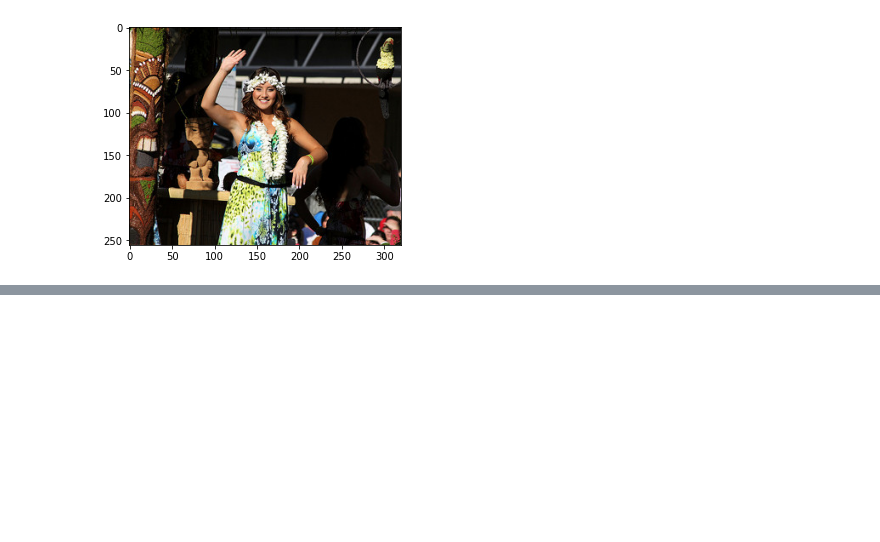
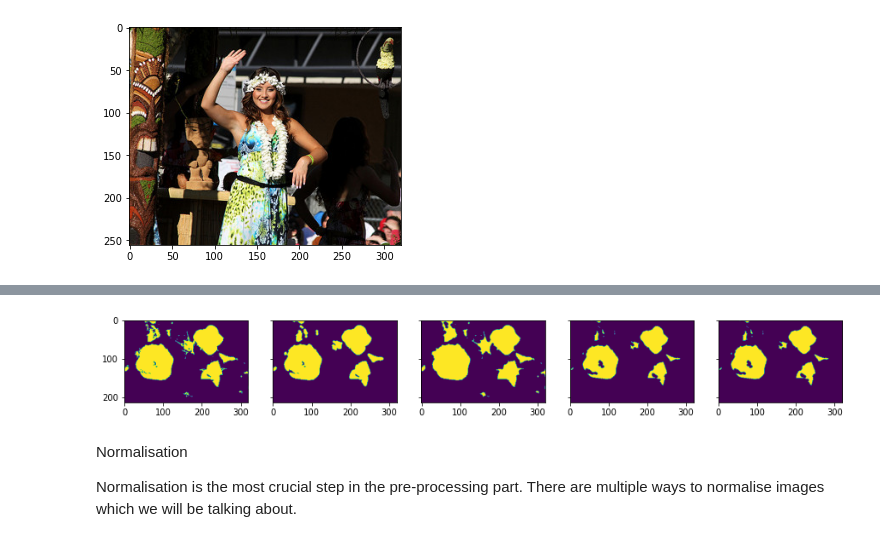
Before and after one commit to chandan110791/Convolutional-Neural-Networks, a Jupyter notebook: CNN Architectures and Transfer Learning/CNN_Architectures_and_Transfer_Learning.ipynb, the cells around one changed output, grey strips where cells are left out. Saved outputs shown, nothing was run; the diff lists cells and outputs as text; code cells hidden in the pictures; blank space fills up the shorter version.

```diff
--- a/CNN Architectures and Transfer Learning/CNN_Architectures_and_Transfer_Learning.ipynb
+++ b/CNN Architectures and Transfer Learning/CNN_Architectures_and_Transfer_Learning.ipynb
@@ -152,0 +191,20 @@ plt.imshow(image)
+# %%
+from skimage.morphology import  binary_closing,binary_opening,erosion,dilation
+from skimage.morphology import selem
+
+selem=selem.disk(3)
+
+open_image=binary_opening(bin_image,selem)
+close_image=binary_closing(bin_image,selem)
+
+er_image=erosion(bin_image,selem)
+di_image=erosion(bin_image,selem)
+
+plot_image([bin_image,open_image,close_image,er_image,di_image])
+# %% [output]
+[figure, added]
+# %% [markdown]
+
+Normalisation
+
+Normalisation is the most crucial step in the pre-processing part. There are multiple ways to normalise images which we will be talking about.
```
Also changed, not shown: parts of 6 cells of this notebook.
